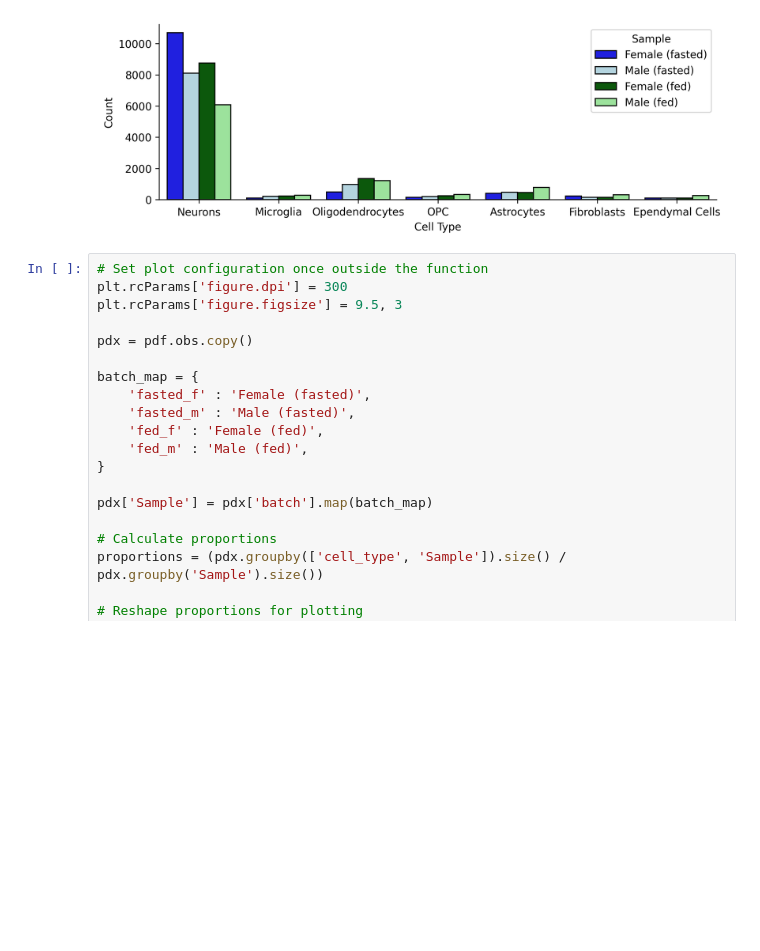
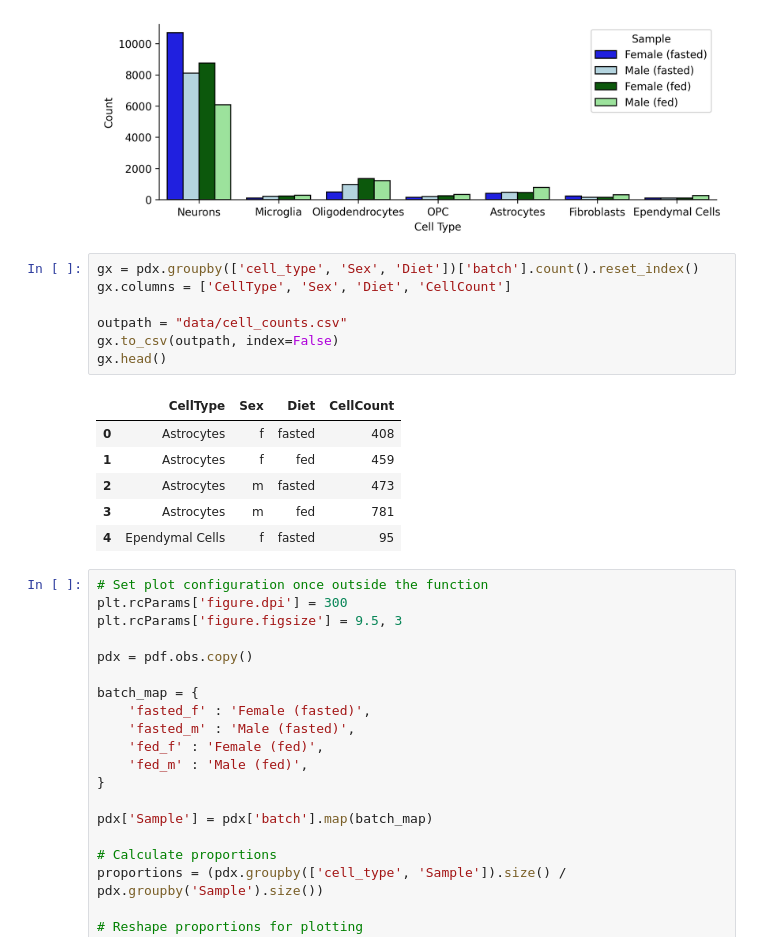
Before and after one commit to CooperStansbury/MC3R, a Jupyter notebook: notebooks/FIGURE_1.ipynb, the cells around one changed output. Cells and saved outputs as stored; diff of their text form; blank space fills up the shorter version.

```diff
--- a/notebooks/FIGURE_1.ipynb
+++ b/notebooks/FIGURE_1.ipynb
@@ -240,6 +240,20 @@ pdx.head()
 | AAACCCATCGAACTCA-1_fasted_m | fasted_m | C7-1: GLU | C25-2: GLU-2 | C25-2: GLU-2 | C7-1: GLU | GLU | ... |
 5 rows × 24 columns
 [figure]
+# %%
+gx = pdx.groupby(['cell_type', 'Sex', 'Diet'])['batch'].count().reset_index()
+gx.columns = ['CellType', 'Sex', 'Diet', 'CellCount']
+
+outpath = "data/cell_counts.csv"
+gx.to_csv(outpath, index=False)
+gx.head()
+# %% [output]
+|  | CellType | Sex | Diet | CellCount |
+| 0 | Astrocytes | f | fasted | 408 |
+| 1 | Astrocytes | f | fed | 459 |
+| 2 | Astrocytes | m | fasted | 473 |
+| 3 | Astrocytes | m | fed | 781 |
+| 4 | Ependymal Cells | f | fasted | 95 |
 # %%
 # Set plot configuration once outside the function
 plt.rcParams['figure.dpi'] = 300
```
Also changed, not shown: parts of 3 cells of this notebook, 9 other files.
